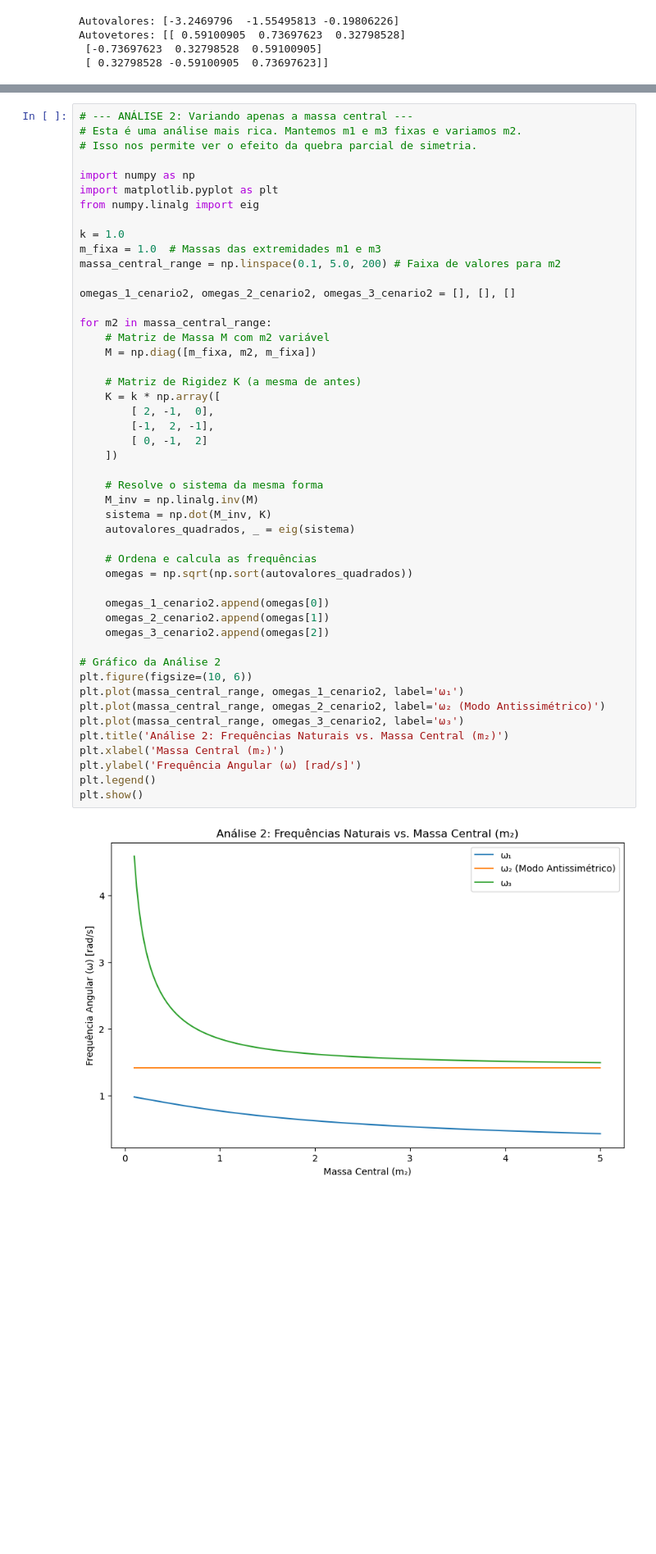
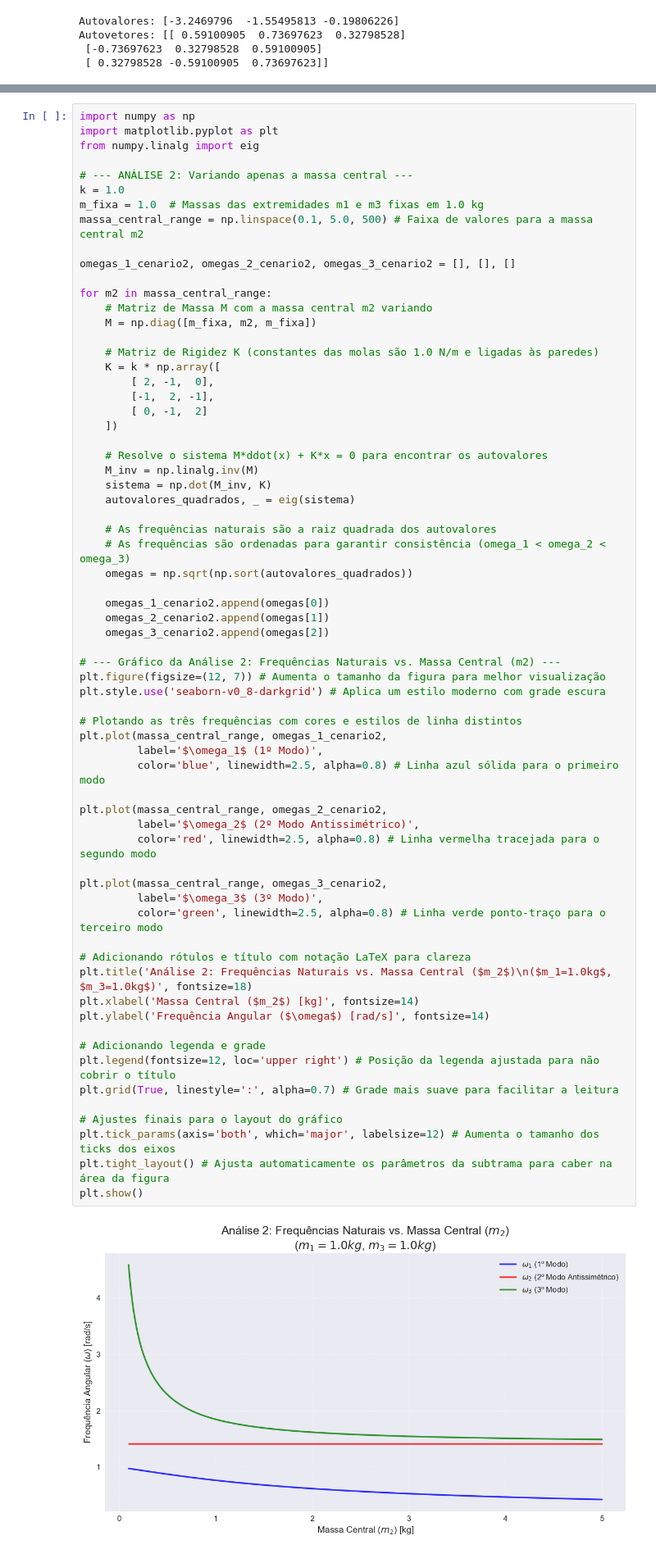
Before and after one commit to LuizDaniel-2/ATV4_FisComp, a Jupyter notebook: ATV4.ipynb, the cells around one changed output, grey strips where cells are left out. Shown at 82% size. Cells and saved outputs as stored; diff of their text form; blank space fills up the shorter version.

```diff
--- a/ATV4.ipynb
+++ b/ATV4.ipynb
@@ -253,50 +417,68 @@ plt.show()
 # %%
-# --- ANÁLISE 2: Variando apenas a massa central ---
-# Esta é uma análise mais rica. Mantemos m1 e m3 fixas e variamos m2.
-# Isso nos permite ver o efeito da quebra parcial de simetria.
-
 import numpy as np
 import matplotlib.pyplot as plt
 from numpy.linalg import eig
 
+# --- ANÁLISE 2: Variando apenas a massa central ---
 k = 1.0
-m_fixa = 1.0  # Massas das extremidades m1 e m3
-massa_central_range = np.linspace(0.1, 5.0, 200) # Faixa de valores para m2
+m_fixa = 1.0  # Massas das extremidades m1 e m3 fixas em 1.0 kg
+massa_central_range = np.linspace(0.1, 5.0, 500) # Faixa de valores para a massa central m2
 
 omegas_1_cenario2, omegas_2_cenario2, omegas_3_cenario2 = [], [], []
 
 for m2 in massa_central_range:
-    # Matriz de Massa M com m2 variável
+    # Matriz de Massa M com a massa central m2 variando
     M = np.diag([m_fixa, m2, m_fixa])
 
-    # Matriz de Rigidez K (a mesma de antes)
+    # Matriz de Rigidez K (constantes das molas são 1.0 N/m e ligadas às paredes)
     K = k * np.array([
         [ 2, -1,  0],
         [-1,  2, -1],
         [ 0, -1,  2]
     ])
 
-    # Resolve o sistema da mesma forma
+    # Resolve o sistema M*ddot(x) + K*x = 0 para encontrar os autovalores
     M_inv = np.linalg.inv(M)
     sistema = np.dot(M_inv, K)
     autovalores_quadrados, _ = eig(sistema)
 
-    # Ordena e calcula as frequências
+    # As frequências naturais são a raiz quadrada dos autovalores
+    # As frequências são ordenadas para garantir consistência (omega_1 < omega_2 < omega_3)
     omegas = np.sqrt(np.sort(autovalores_quadrados))
 
     omegas_1_cenario2.append(omegas[0])
     omegas_2_cenario2.append(omegas[1])
     omegas_3_cenario2.append(omegas[2])
 
-# Gráfico da Análise 2
-plt.figure(figsize=(10, 6))
-plt.plot(massa_central_range, omegas_1_cenario2, label='ω₁')
-plt.plot(massa_central_range, omegas_2_cenario2, label='ω₂ (Modo Antissimétrico)')
-plt.plot(massa_central_range, omegas_3_cenario2, label='ω₃')
-plt.title('Análise 2: Frequências Naturais vs. Massa Central (m₂)')
-plt.xlabel('Massa Central (m₂)')
-plt.ylabel('Frequência Angular (ω) [rad/s]')
-plt.legend()
+# --- Gráfico da Análise 2: Frequências Naturais vs. Massa Central (m2) ---
+plt.figure(figsize=(12, 7)) # Aumenta o tamanho da figura para melhor visualização
+plt.style.use('seaborn-v0_8-darkgrid') # Aplica um estilo moderno com grade escura
+
+# Plotando as três frequências com cores e estilos de linha distintos
+plt.plot(massa_central_range, omegas_1_cenario2,
+         label='$\omega_1$ (1º Modo)',
+         color='blue', linewidth=2.5, alpha=0.8) # Linha azul sólida para o primeiro modo
+
+plt.plot(massa_central_range, omegas_2_cenario2,
+         label='$\omega_2$ (2º Modo Antissimétrico)',
+         color='red', linewidth=2.5, alpha=0.8) # Linha vermelha tracejada para o segundo modo
+
+plt.plot(massa_central_range, omegas_3_cenario2,
+         label='$\omega_3$ (3º Modo)',
+         color='green', linewidth=2.5, alpha=0.8) # Linha verde ponto-traço para o terceiro modo
+
+# Adicionando rótulos e título com notação LaTeX para clareza
+plt.title('Análise 2: Frequências Naturais vs. Massa Central ($m_2$)\n($m_1=1.0kg$, $m_3=1.0kg$)', fontsize=18)
+plt.xlabel('Massa Central ($m_2$) [kg]', fontsize=14)
+plt.ylabel('Frequência Angular ($\omega$) [rad/s]', fontsize=14)
+
+# Adicionando legenda e grade
+plt.legend(fontsize=12, loc='upper right') # Posição da legenda ajustada para não cobrir o título
+plt.grid(True, linestyle=':', alpha=0.7) # Grade mais suave para facilitar a leitura
+
+# Ajustes finais para o layout do gráfico
+plt.tick_params(axis='both', which='major', labelsize=12) # Aumenta o tamanho dos ticks dos eixos
+plt.tight_layout() # Ajusta automaticamente os parâmetros da subtrama para caber na área da figura
 plt.show()
 # %% [output]
-[figure, old version]
+[figure, new version]
```
Also changed, not shown: parts of 16 cells of this notebook.
